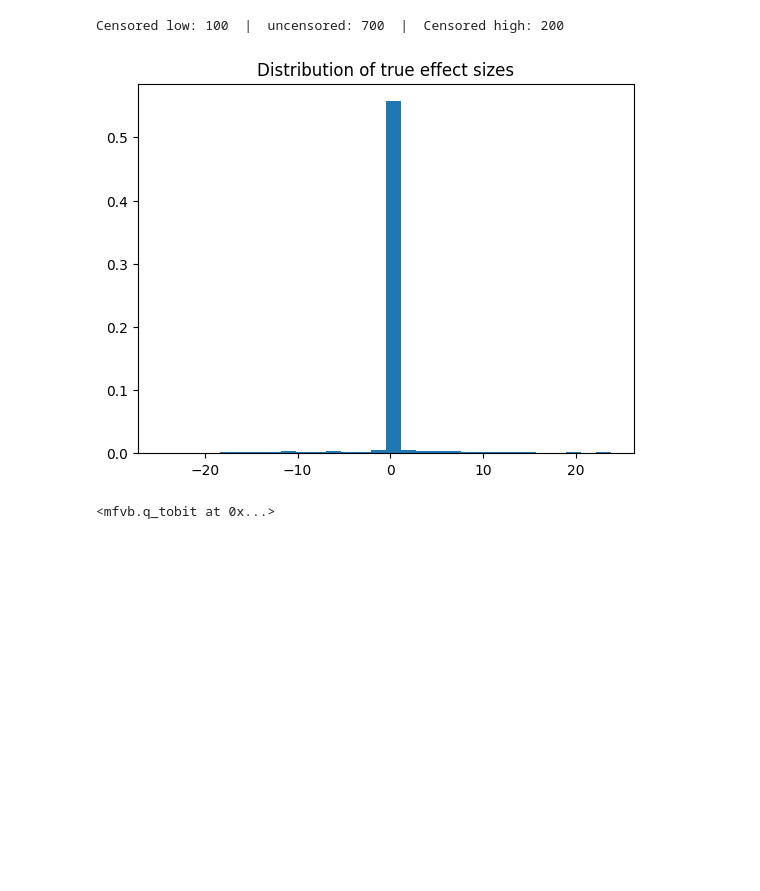
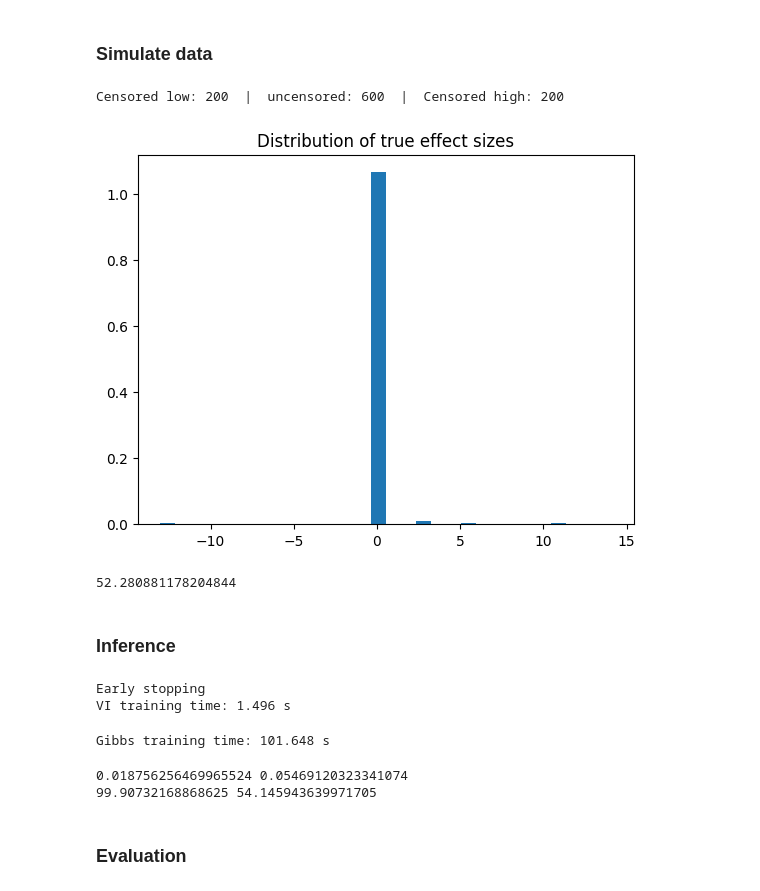
Before and after one commit to mariaestera/vi_tobit, a Jupyter notebook: mfvb_sparse_tobit.ipynb, the cells around one changed output. Cells and saved outputs as stored; diff of their text form; code cells hidden in the pictures; blank space fills up the shorter version.

Commit message:
automatization of simulations run for spike and slab Gibbs and VI

```diff
--- a/mfvb_sparse_tobit.ipynb
+++ b/mfvb_sparse_tobit.ipynb
@@ -11,41 +21,81 @@ from mfvb import q_tobit
+# %% [markdown]
+### Simulate data
 # %%
-###simulate data
 rng= np.random.default_rng(42)
 
-n, d = 1_000, 2_000
-l_perc, u_perc = 10, 80
-r2 = 0.5
+n, d = 1_000, 500
+l_perc, u_perc = 20, 80
+r2 = 0.3
 snr = r2/(1-r2)
-perc_sig = 0.1
+perc_sig = 0.05
+beta_scale = 10
 
-X = sim.X_corr_blocks(n, d, k = 5, corr =0.7, seed = 42, intercept = False)
+X = sim.X_corr_blocks(n, d, k = 10, corr =0.7, seed = 42, intercept = False)
 beta_true = sim.beta_sparse(d, beta_scale, perc_sig, seed = 42)
 y, l, u, sigma_y_true, snr= sim.y_tobit_2(X, l_perc, u_perc, beta_true, snr = snr, seed=42)
 
 mask_l   = (y == l)
 mask_u   = (y == u)
 mask_mid = ~mask_l & ~mask_u
 
 print(f"Censored low: {mask_l.sum()}  |  uncensored: {mask_mid.sum()}  |  Censored high: {mask_u.sum()}")
 
 plt.hist(beta_true, bins =30, density = True)
 plt.title("Distribution of true effect sizes")
 plt.show()
+
+sigma_y_true
 # %% [output]
-Censored low: 100  |  uncensored: 700  |  Censored high: 200
+Censored low: 200  |  uncensored: 600  |  Censored high: 200
-[figure, old version]
+[figure, new version]
+52.280881178204844
+# %% [markdown]
+### Inference
 # %%
-model = q_tobit(
+import time
+
+start = time.time()
+
+model_vi = q_tobit(
     X, y,
-    tau2=100.0,     # wariancja priora na beta (slab)
-    pi0=0.1,       # prior na prawdopodobieństwo włączenia zmiennej
-    delta=0.01,    # kształt priora InvGamma na sigma^2
-    eps=0.01,      # skala priora InvGamma na sigma^2
-    seed=42        # dla powtarzalności
+    tau2=100.0,
+    pi0=0.1,
+    seed=42,
 )
+model_vi.fit(n_iter=200, em_warmup = 50, gamma_seq=False)
+
+end = time.time()
+
+print(f"VI training time: {end - start:.3f} s")
 
 
-model.fit(n_iter=50)
+start = time.time()
+model_gibbs = gibbs_disc_spike_slab(
+    X, y,
+    tau2=100.0,
+    pi0=0.1,
+    seed=42,
+)
+beta_samples, gamma_samples, sigma_samples = model_gibbs.fit(
+    n_iter = 1500,
+    em_warmup = 200,
+    burn_in = 500,
+    gamma_seq = False,
+    em = True
+)
+end = time.time()
+
+print(f"Gibbs training time: {end - start:.3f} s")
 # %% [output]
-<mfvb.q_tobit at 0x...>
+Early stopping
+VI training time: 1.496 s
+Gibbs training time: 101.648 s
+# %%
+print(model_vi.pi0, model_gibbs.pi0)
+print(model_vi.tau2, model_gibbs.tau2)
+# %% [output]
+0.018756256469965524 0.05469120323341074
+99.90732168868625 54.145943639971705
+# %% [markdown]
+### Evaluation
 # %%
```
Also changed, not shown: parts of 10 cells of this notebook, 7 other files.
